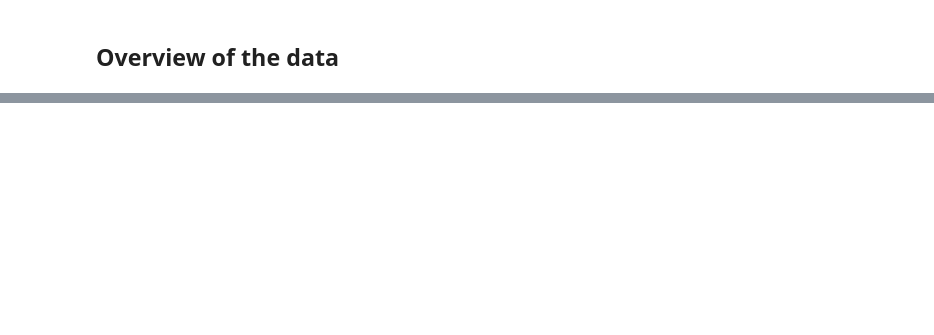
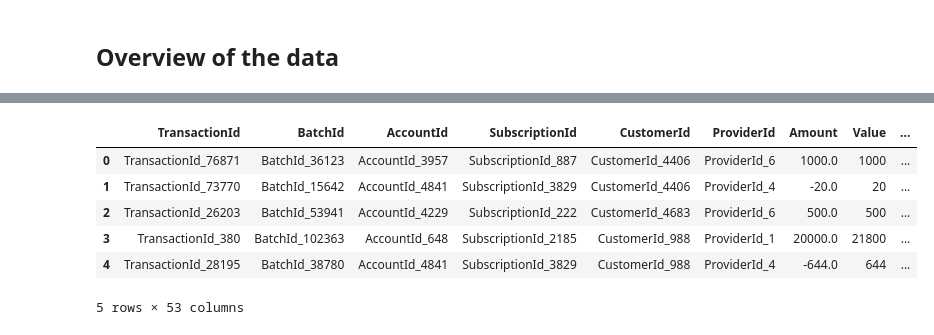
Before and after one commit to trynursalme/KAIM-Week6, a Jupyter notebook: notebooks/Bati_bank_EDA_model.ipynb, the cells around one changed output, grey strips where cells are left out. Saved outputs shown, nothing was run; the diff lists cells and outputs as text; code cells hidden in the pictures; blank space fills up the shorter version.

```diff
--- a/notebooks/Bati_bank_EDA_model.ipynb
+++ b/notebooks/Bati_bank_EDA_model.ipynb
@@ -770,0 +254,3 @@ ROC-AUC: 0.9721
+# %%
+# Imputation example using mean for numerical features
+aggregate_features['std_transaction_amount'] = aggregate_features['std_transaction_amount'].fillna(aggregate_features['std_transaction_amount'].mean())
@@ -770,0 +276,14 @@ ROC-AUC: 0.9721
+# %%
+from sklearn.preprocessing import StandardScaler
+
+# Select numerical features for scaling
+numerical_features = ['total_transaction_amount', 'average_transaction_amount', 'transaction_count', 'std_transaction_amount', 'total_value']
+
+# Initialize the scaler
+scaler = StandardScaler()
+
+# Fit and transform the data
+aggregate_features[numerical_features] = scaler.fit_transform(aggregate_features[numerical_features])
+
+# Display the scaled features
+print(aggregate_features.head())
@@ -770,0 +320,10 @@ ROC-AUC: 0.9721
+# %%
+# Convert CustomerId to string type in both DataFrames
+df_encoded['CustomerId'] = df_encoded['CustomerId'].astype(str)
+aggregate_features['CustomerId'] = aggregate_features['CustomerId'].astype(str)
+
+# Now, merge the datasets
+df_merged = pd.merge(df_encoded, aggregate_features, on='CustomerId', how='left')
+
+# Check the shape after merging
+print(f"Shape of merged dataset: {df_merged.shape}")
@@ -770,0 +353,10 @@ ROC-AUC: 0.9721
+# %%
+df_merged.head()
+# %% [output]
+|  | TransactionId | BatchId | AccountId | SubscriptionId | CustomerId | ProviderId | Amount | Value | ... |
+| 0 | TransactionId_76871 | BatchId_36123 | AccountId_3957 | SubscriptionId_887 | CustomerId_4406 | ProviderId_6 | 1000.0 | 1000 | ... |
+| 1 | TransactionId_73770 | BatchId_15642 | AccountId_4841 | SubscriptionId_3829 | CustomerId_4406 | ProviderId_4 | -20.0 | 20 | ... |
+| 2 | TransactionId_26203 | BatchId_53941 | AccountId_4229 | SubscriptionId_222 | CustomerId_4683 | ProviderId_6 | 500.0 | 500 | ... |
+| 3 | TransactionId_380 | BatchId_102363 | AccountId_648 | SubscriptionId_2185 | CustomerId_988 | ProviderId_1 | 20000.0 | 21800 | ... |
+| 4 | TransactionId_28195 | BatchId_38780 | AccountId_4841 | SubscriptionId_3829 | CustomerId_988 | ProviderId_4 | -644.0 | 644 | ... |
+5 rows × 53 columns
```
Also changed, not shown: parts of 96 cells of this notebook.
